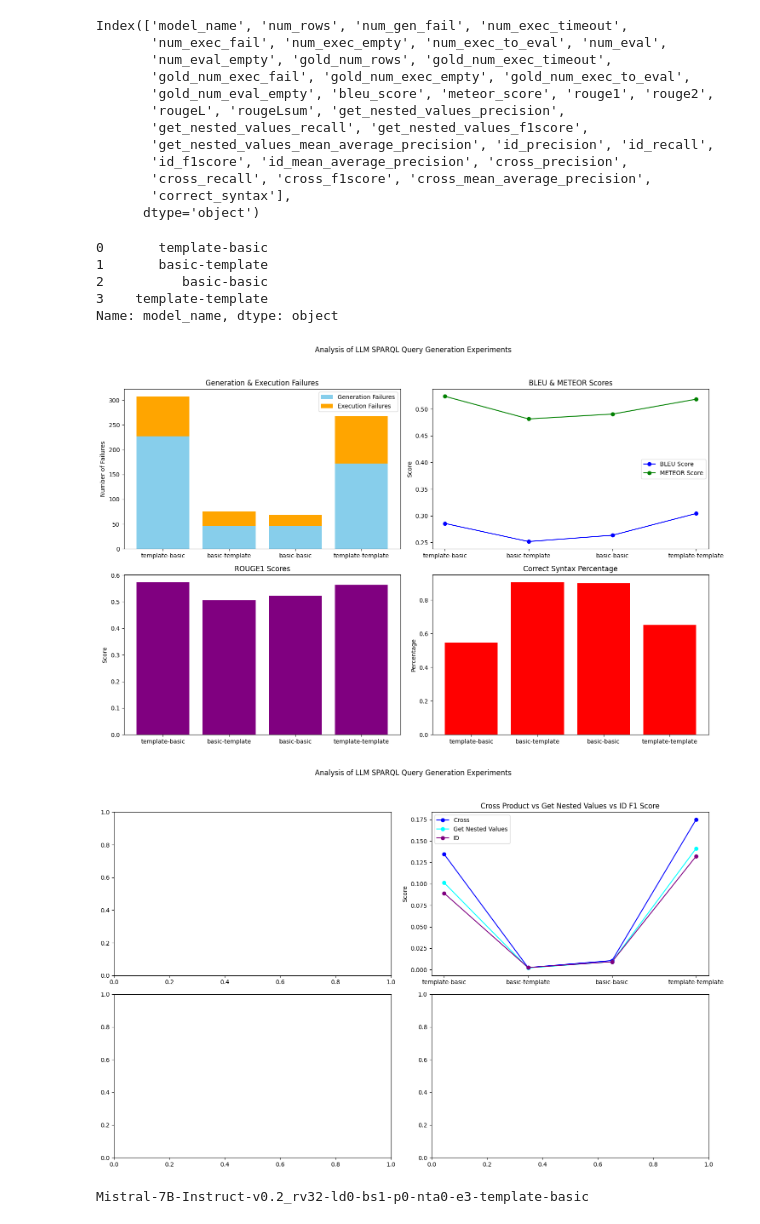
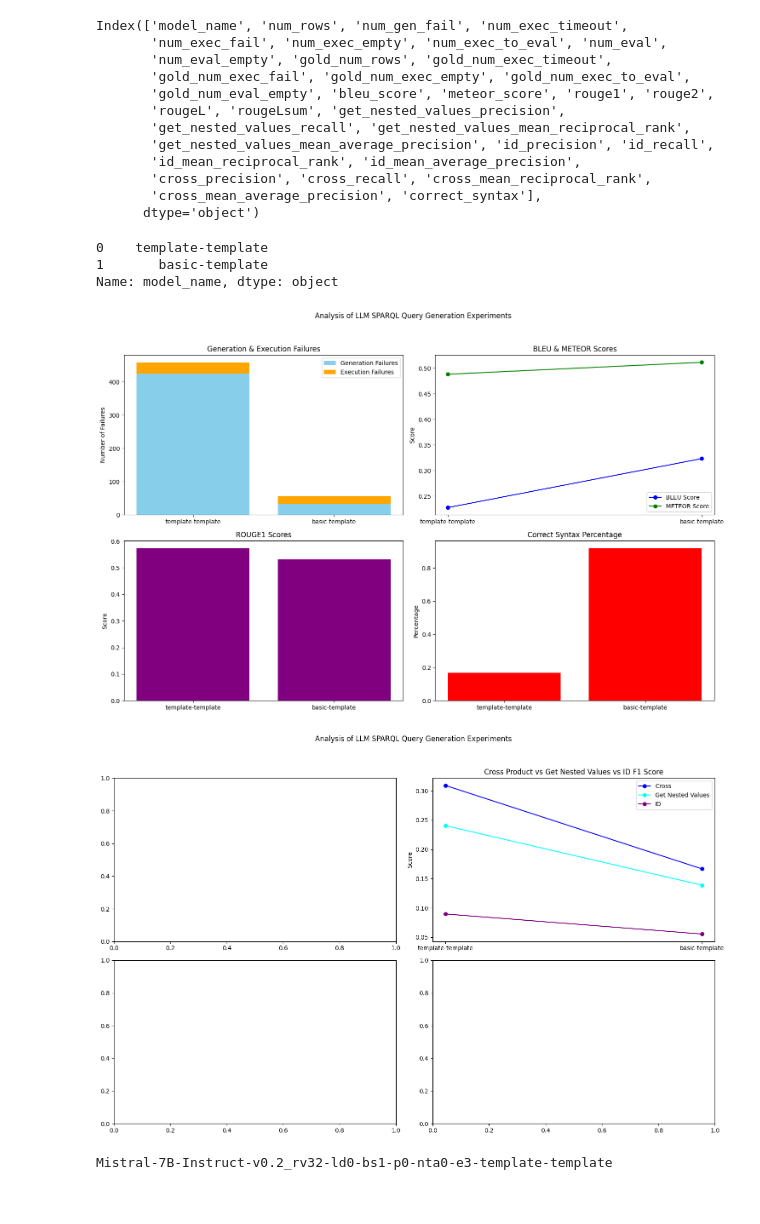
Before and after one commit to Gratic/Finetuning-LLM-for-SPARQL-generation, a Jupyter notebook: scripts/concatened_evaluation_viz.ipynb, the cells around one changed output. Cells and saved outputs as stored; diff of their text form; code cells hidden in the pictures.

```diff
--- a/scripts/concatened_evaluation_viz.ipynb
+++ b/scripts/concatened_evaluation_viz.ipynb
@@ -8,7 +8,7 @@ import pandas as pd
 import matplotlib.pyplot as plt
 import re
 # %%
-df = load_dataset(Path("../outputs/batch_run/experiment_basic_vs_template_2/concatened-evaluations.json"))
+df = load_dataset(Path("../outputs/batch_run/experiment_basic_vs_template_8/concatened-evaluations.json"))
 df.head()
 # %% [output]
 |  | model_name | num_rows | num_gen_fail | num_exec_timeout | num_exec_fail | num_exec_empty | num_exec_to_eval | ... |
@@ -38,20 +34,18 @@ Index(['model_name', 'num_rows', 'num_gen_fail', 'num_exec_timeout',
        'gold_num_exec_fail', 'gold_num_exec_empty', 'gold_num_exec_to_eval',
        'gold_num_eval_empty', 'bleu_score', 'meteor_score', 'rouge1', 'rouge2',
        'rougeL', 'rougeLsum', 'get_nested_values_precision',
-       'get_nested_values_recall', 'get_nested_values_f1score',
+       'get_nested_values_recall', 'get_nested_values_mean_reciprocal_rank',
        'get_nested_values_mean_average_precision', 'id_precision', 'id_recall',
-       'id_f1score', 'id_mean_average_precision', 'cross_precision',
-       'cross_recall', 'cross_f1score', 'cross_mean_average_precision',
-       'correct_syntax'],
+       'id_mean_reciprocal_rank', 'id_mean_average_precision',
+       'cross_precision', 'cross_recall', 'cross_mean_reciprocal_rank',
+       'cross_mean_average_precision', 'correct_syntax'],
       dtype='object')
 # %%
 model_names = df["model_name"].map(lambda x: x[x.rfind("-", 0, x.rfind('-'))+1:])
 model_names
 # %% [output]
-0       template-basic
+0    template-template
 1       basic-template
-2          basic-basic
-3    template-template
 Name: model_name, dtype: object
 # %%
 
@@ -86,7 +80,7 @@ axs[1, 1].set_ylabel('Percentage')
 plt.tight_layout(rect=[0, 0.03, 1, 0.95])
 plt.show()
 # %% [output]
-[figure, old version]
+[figure, new version]
 # %%
 # Set up the matplotlib figure and axes
 fig, axs = plt.subplots(2, 2, figsize=(15, 10))
@@ -94,40 +88,40 @@ fig.suptitle('Analysis of LLM SPARQL Query Generation Experiments')
 
 # Generation and Execution Failures
 # axs[0, 0].bar(model_names, df["cross_f1score"], color='skyblue', label='Generation Failures')
 # axs[0, 0].bar(model_names, df["cross_f1score"], bottom=df["num_gen_fail"], color='orange', label='Execution Failures')
 # axs[0, 0].set_title('Generation & Execution Failures')
 # axs[0, 0].set_ylabel('Number of Failures')
 # axs[0, 0].legend()
 
 # BLEU and METEOR Scores
-axs[0, 1].plot(model_names, df["cross_f1score"], marker='o', linestyle='-', color='blue', label='Cross')
-axs[0, 1].plot(model_names, df["get_nested_values_f1score"], marker='o', linestyle='-', color='cyan', label='Get Nested Values')
-axs[0, 1].plot(model_names, df["id_f1score"], marker='o', linestyle='-', color='purple', label='ID')
+axs[0, 1].plot(model_names, df["cross_mean_reciprocal_rank"], marker='o', linestyle='-', color='blue', label='Cross')
+axs[0, 1].plot(model_names, df["get_nested_values_mean_reciprocal_rank"], marker='o', linestyle='-', color='cyan', label='Get Nested Values')
+axs[0, 1].plot(model_names, df["id_mean_reciprocal_rank"], marker='o', linestyle='-', color='purple', label='ID')
 axs[0, 1].set_title('Cross Product vs Get Nested Values vs ID F1 Score')
 axs[0, 1].set_ylabel('Score')
 axs[0, 1].legend()
 
 # ROUGE1 Scores
 # axs[1, 0].plot(model_names, df["get_nested_values_f1score"], marker='o', linestyle='-', color='blue', label='BLEU Score')
 # axs[1, 0].plot(model_names, df["get_nested_values_f1score"], marker='o', linestyle='-', color='green', label='METEOR Score')
 # axs[1, 0].set_title('Cross Product F1 Score')
 # axs[1, 0].set_ylabel('Score')
 # axs[1, 0].legend()
 
 # Correct Syntax
 # axs[1, 1].plot(model_names, df["id_f1score"], marker='o', linestyle='-', color='blue', label='BLEU Score')
 # axs[1, 1].plot(model_names, df["id_f1score"], marker='o', linestyle='-', color='green', label='METEOR Score')
 # axs[1, 1].set_title('Cross Product F1 Score')
 # axs[1, 1].set_ylabel('Score')
 # axs[1, 1].legend()
 
 plt.tight_layout(rect=[0, 0.03, 1, 0.95])
 plt.show()
 # %% [output]
-[figure, old version]
+[figure, new version]
 # %%
 model_data = df.iloc[0]
 print(model_data.model_name)
 # %% [output]
-Mistral-7B-Instruct-v0.2_rv32-ld0-bs1-p0-nta0-e3-template-basic
+Mistral-7B-Instruct-v0.2_rv32-ld0-bs1-p0-nta0-e3-template-template
 # %%
```
Also changed, not shown: parts of 8 cells of this notebook, 2 other files.
